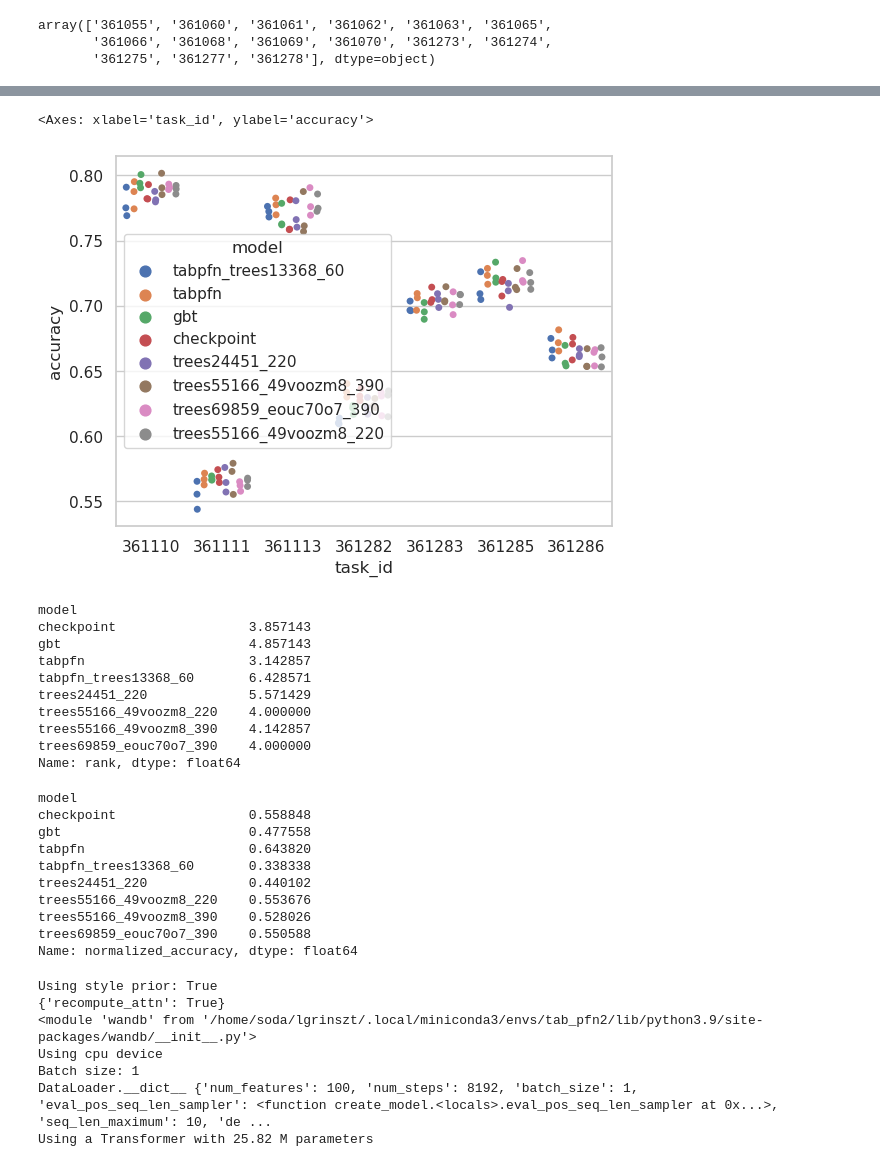
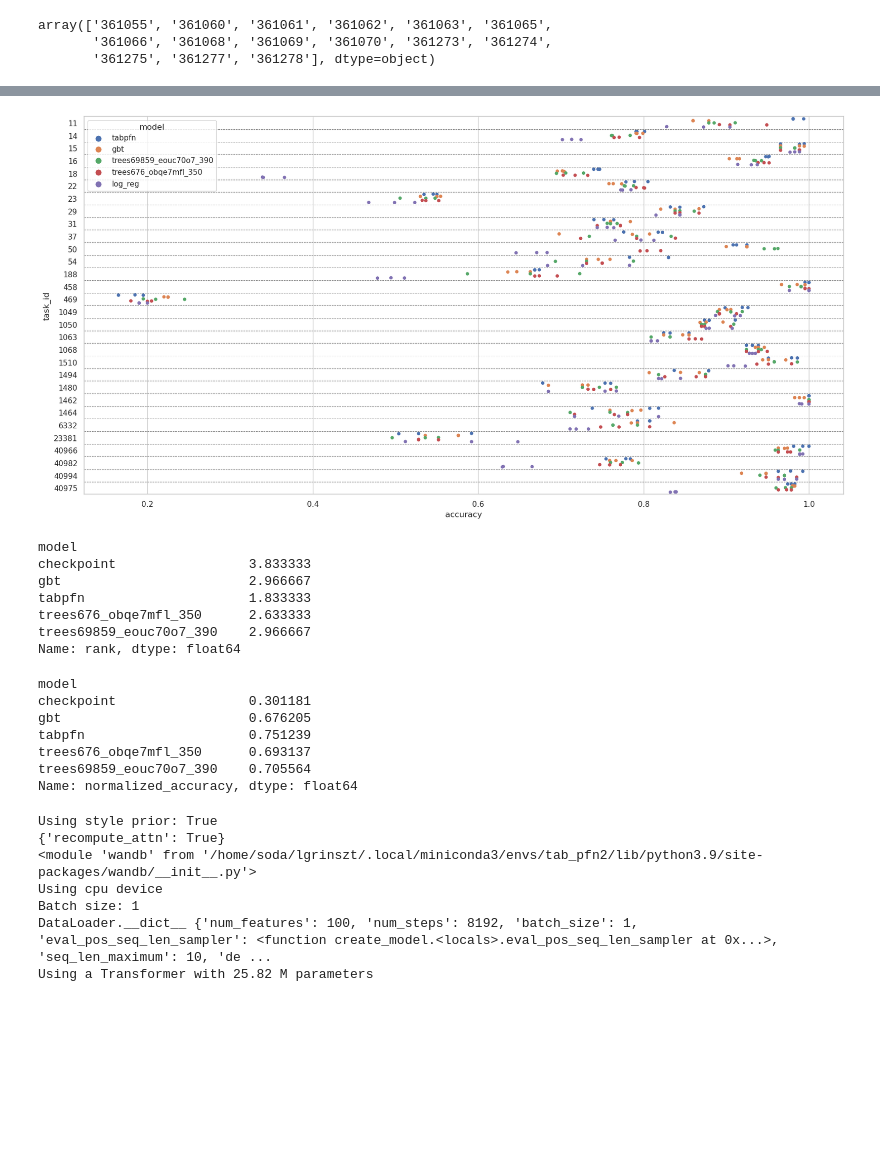
Before and after one commit to LeoGrin/TabPFN, a Jupyter notebook: tabpfn/benchmark_analysis.ipynb, the cells around one changed output, grey strips where cells are left out. Drawn from its saved outputs; the diff is of its cells as text; code cells hidden in the pictures; blank space fills up the shorter version.

```diff
--- a/tabpfn/benchmark_analysis.ipynb
+++ b/tabpfn/benchmark_analysis.ipynb
@@ -24,7 +24,7 @@ array(['Random Forest', 'Gradient Boosting', 'Logistic Regression',
 results = pd.read_csv('tabpfn/results_benchmark.csv')
 results = results[results["metric"] == "accuracy"]
 results["accuracy"] = results["value"]
-results = results[results["suite_id"] == "334"]
+results = results[results["suite_id"] == "cc18"]
 # results_large["suite_id"] = "337"
 # results_large["model"] = results_large["model"] + "_large"
 # # replce model "checkpoint" by trees
@@ -86,26 +95,34 @@ array(['361055', '361060', '361061', '361062', '361063', '361065',
 # %%
 # plot the results
 # score in y
 # task_id in x
 # hue is the model
+import matplotlib.pyplot as plt
 
 sns.set(style="whitegrid")
+# bigger plot
+plt.figure(figsize=(20, 10))
 # accuracy
 
 #ax = sns.boxplot(x="task_id", y="value", hue="model", data=results_337[results_337["metric"] == "accuracy"], palette="Set3")
 # replace by scatterplot
 results["task_id"] = results["task_id"].astype(str)
-sns.stripplot(x="task_id", y="accuracy", hue="model",
-              data=results,#[results["model"].isin(["trees13368_60_no_prepro2", "TabPFN", "Gradient Boosting"])],
+sns.stripplot(y="task_id", x="accuracy", hue="model",
+              #data=results[results["model"].isin(["trees69859_eouc70o7_390", "trees69859_eouc70o7_390_random_rotation", "tabpfn", "tabpfn_random_rotation", "gbt", "gbt_random_rotation"])],
+              data=results[results["model"].isin(["trees69859_eouc70o7_390", "trees676_obqe7mfl_350", "tabpfn", "gbt", "log_reg"])],
               dodge=True)
+# plot horizontal lines for the different tasks
+unique_tasks = results["task_id"].unique()
+for task in unique_tasks:
+    task_index = list(unique_tasks).index(task)
+    plt.axhline(y=task_index + 0.5, color='grey', linestyle='--', linewidth=0.7)
 # %% [output]
-<Axes: xlabel='task_id', ylabel='accuracy'>
-[figure, old version]
+[figure, new version]
 # %%
 # Compute mean rank of each model
 #results = results_337[results_337["metric"] == "accuracy"]
 # group by model and task_id, and compute the mean accuracy
-mean_acc = results.groupby(['model', 'task_id']).mean()
+mean_acc = results[results["model"].isin(["trees69859_eouc70o7_390", "trees676_obqe7mfl_350", "checkpoint", "tabpfn", "gbt"])].groupby(['model', 'task_id']).mean()
 
 
 # sort the resulting dataframe by model and accuracy
@@ -121,23 +138,20 @@ mean_rank = sorted_acc.groupby('model')['rank'].mean()
 mean_rank
 # %% [output]
 model
-checkpoint                 3.857143
-gbt                        4.857143
-tabpfn                     3.142857
-tabpfn_trees13368_60       6.428571
-trees24451_220             5.571429
-trees55166_49voozm8_220    4.000000
-trees55166_49voozm8_390    4.142857
-trees69859_eouc70o7_390    4.000000
+checkpoint                 3.833333
+gbt                        2.966667
+tabpfn                     1.833333
+trees676_obqe7mfl_350      2.633333
+trees69859_eouc70o7_390    2.966667
 Name: rank, dtype: float64
 # %%
 import pandas as pd
 
 # compute the maximum and minimum accuracy for each task
-task_acc_range = results.groupby('task_id')['accuracy'].agg(['max', 'min'])
+task_acc_range = results[results["model"].isin(["trees69859_eouc70o7_390", "trees676_obqe7mfl_350", "checkpoint", "tabpfn", "gbt"])].groupby('task_id')['accuracy'].agg(['max', 'min'])
 
 # merge the maximum and minimum accuracy with the original dataframe
-merged_df = pd.merge(results, task_acc_range, on='task_id')
+merged_df = pd.merge(results[results["model"].isin(["trees69859_eouc70o7_390", "trees676_obqe7mfl_350", "checkpoint", "tabpfn", "gbt"])], task_acc_range, on='task_id')
 
 # compute the range of accuracy for each task
 merged_df['range'] = merged_df['max'] - merged_df['min']
@@ -151,14 +165,11 @@ mean_normalized_acc = merged_df.groupby('model')['normalized_accuracy'].mean()
 print(mean_normalized_acc)
 # %% [output]
 model
-checkpoint                 0.558848
-gbt                        0.477558
-tabpfn                     0.643820
-tabpfn_trees13368_60       0.338338
-trees24451_220             0.440102
-trees55166_49voozm8_220    0.553676
-trees55166_49voozm8_390    0.528026
-trees69859_eouc70o7_390    0.550588
+checkpoint                 0.301181
+gbt                        0.676205
+tabpfn                     0.751239
+trees676_obqe7mfl_350      0.693137
+trees69859_eouc70o7_390    0.705564
 Name: normalized_accuracy, dtype: float64
 # %%
 from tabpfn import TabPFNClassifier
```
Also changed, not shown: parts of 2 cells of this notebook, 9 other files.
